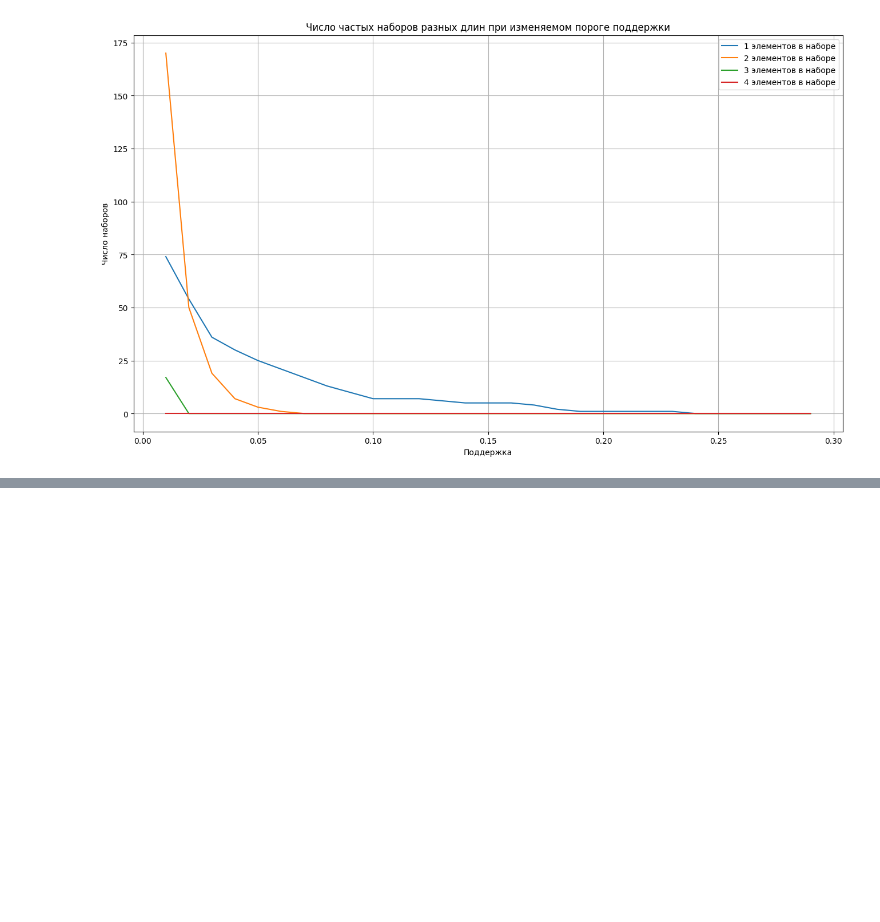
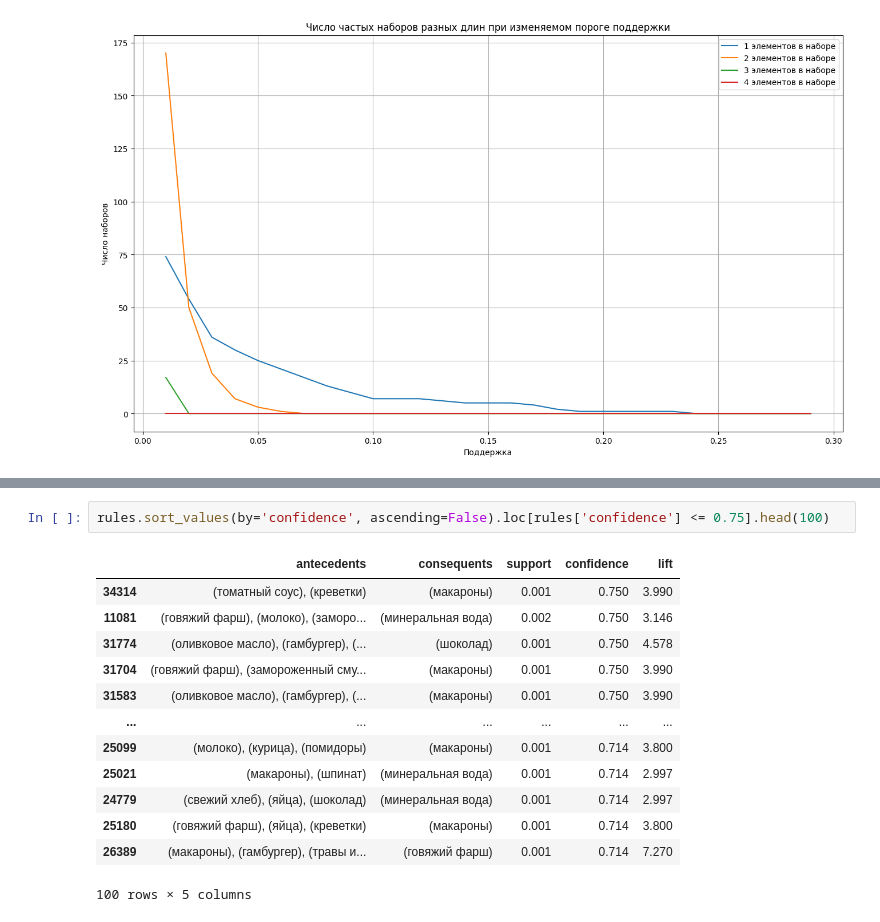
Before and after one commit to Santiperro/analytical-information-processing-technologies, a Jupyter notebook: pattern_mining/freq_pattern_mining.ipynb, the cells around one changed output, grey strips where cells are left out. Drawn from its saved outputs; the diff is of its cells as text; blank space fills up the shorter version.

```diff
--- a/pattern_mining/freq_pattern_mining.ipynb
+++ b/pattern_mining/freq_pattern_mining.ipynb
@@ -201,0 +315,16 @@ vizulize_number_of_items_by_min_sup(df, 0.01)
+# %%
+rules.sort_values(by='confidence', ascending=False).loc[rules['confidence'] <= 0.75].head(100)
+# %% [output]
+|  | antecedents | consequents | support | confidence | lift |
+| 34314 | (томатный соус), (креветки) | (макароны) | 0.001 | 0.750 | 3.990 |
+| 11081 | (говяжий фарш), (молоко), (заморо... | (минеральная вода) | 0.002 | 0.750 | 3.146 |
+| 31774 | (оливковое масло), (гамбургер), (... | (шоколад) | 0.001 | 0.750 | 4.578 |
+| 31704 | (говяжий фарш), (замороженный сму... | (макароны) | 0.001 | 0.750 | 3.990 |
+| 31583 | (оливковое масло), (гамбургер), (... | (макароны) | 0.001 | 0.750 | 3.990 |
+| ... | ... | ... | ... | ... | ... |
+| 25099 | (молоко), (курица), (помидоры) | (макароны) | 0.001 | 0.714 | 3.800 |
+| 25021 | (макароны), (шпинат) | (минеральная вода) | 0.001 | 0.714 | 2.997 |
+| 24779 | (свежий хлеб), (яйца), (шоколад) | (минеральная вода) | 0.001 | 0.714 | 2.997 |
+| 25180 | (говяжий фарш), (яйца), (креветки) | (макароны) | 0.001 | 0.714 | 3.800 |
+| 26389 | (макароны), (гамбургер), (травы и... | (говяжий фарш) | 0.001 | 0.714 | 7.270 |
+100 rows × 5 columns
```
Also changed, not shown: parts of 16 cells of this notebook.
